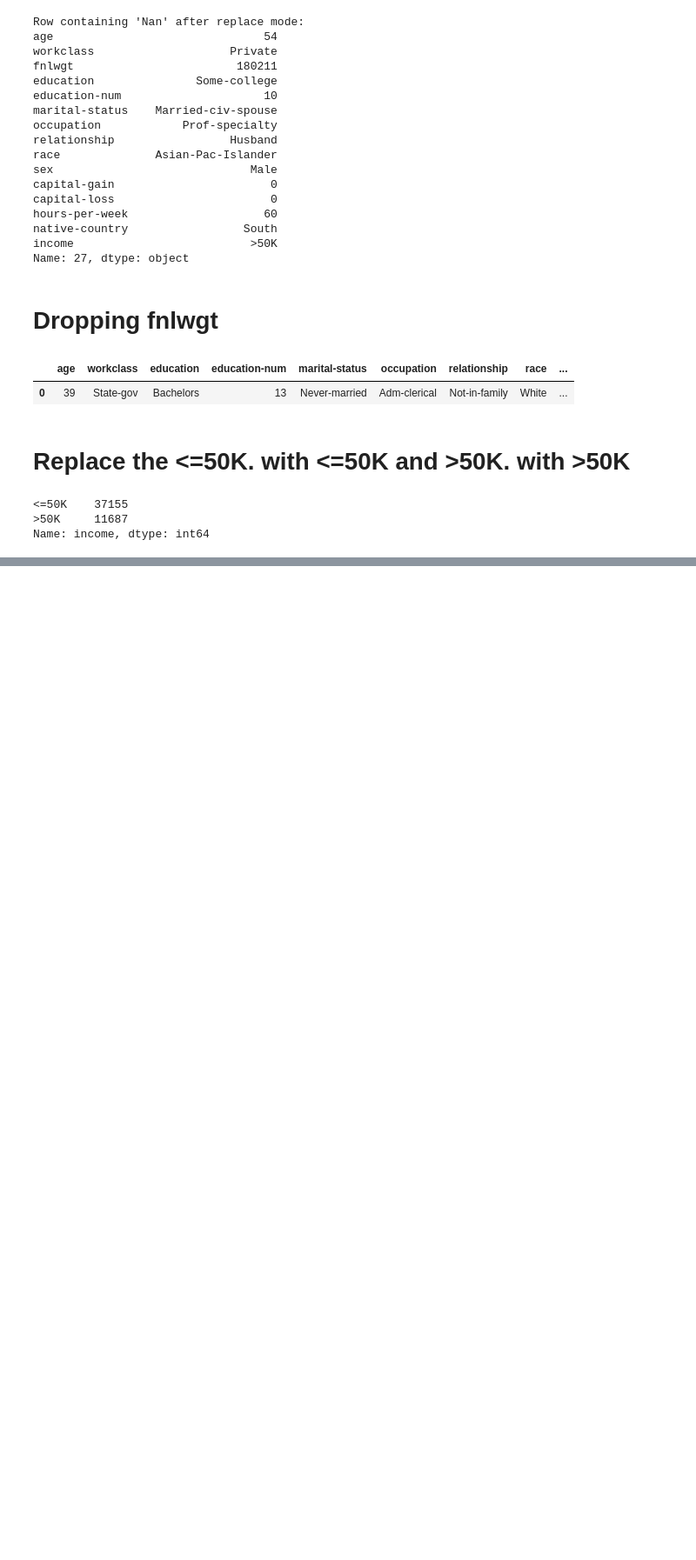
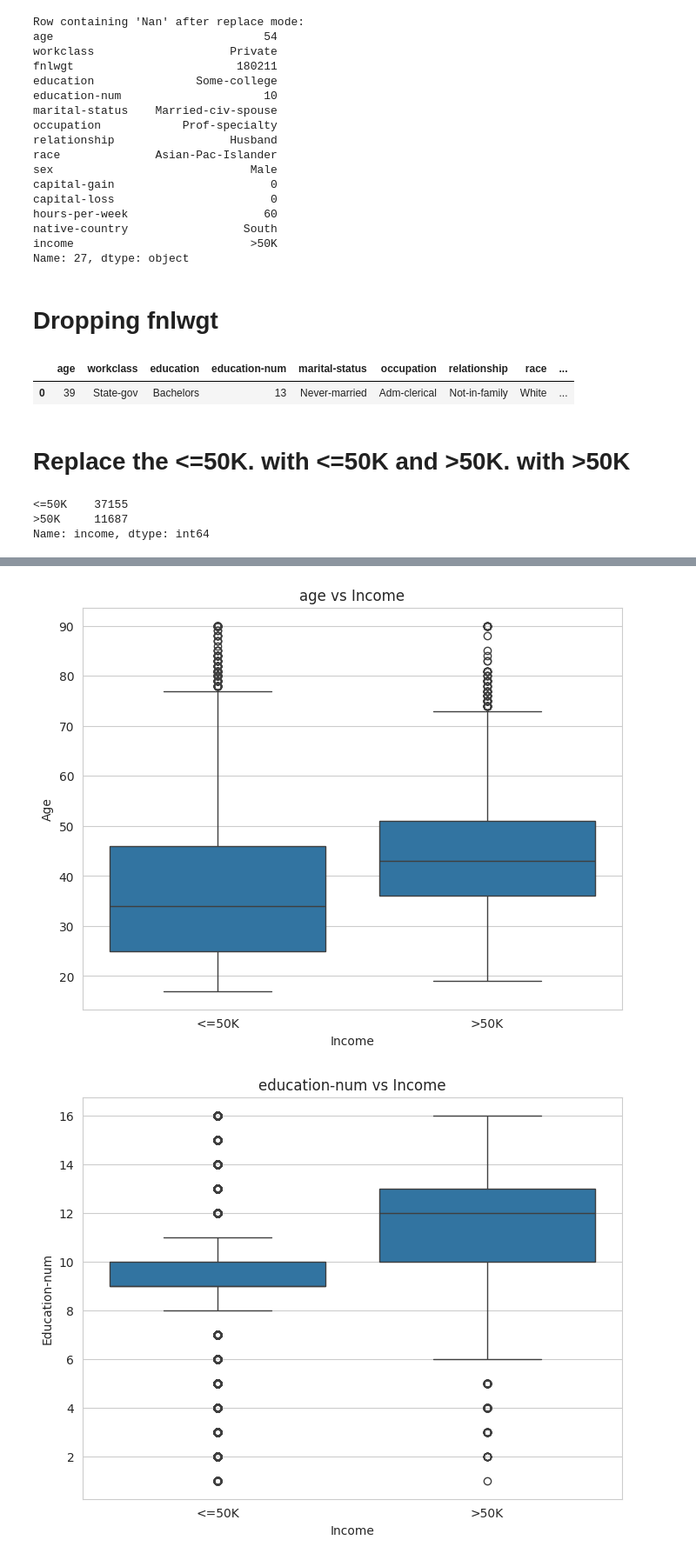
Before and after one commit to thenukii/ML-CW, a Jupyter notebook: DataPreProcessing.ipynb, the cells around one changed output, grey strips where cells are left out. Shown at 87% size. Cells and saved outputs as stored; diff of their text form; code cells hidden in the pictures; blank space fills up the shorter version.

```diff
--- a/DataPreProcessing.ipynb
+++ b/DataPreProcessing.ipynb
@@ -258,0 +263,18 @@ Name: income, dtype: int64
+# %%
+# Set style for the plots
+sns.set_style("whitegrid")
+
+# Select numerical columns for plotting
+numerical_columns = X.select_dtypes(include=['int64', 'float64']).columns
+
+# Create boxplots for each feature
+for feature in numerical_columns:
+    plt.figure(figsize=(8, 6))
+    sns.boxplot(x='income', y=feature, data=X)
+    plt.title(f'{feature} vs Income')
+    plt.xlabel('Income')
+    plt.ylabel(feature.capitalize())
+    plt.show()
+# %% [output]
+[figure, added]
+[figure, added]
```
Also changed, not shown: parts of 4 cells of this notebook.
